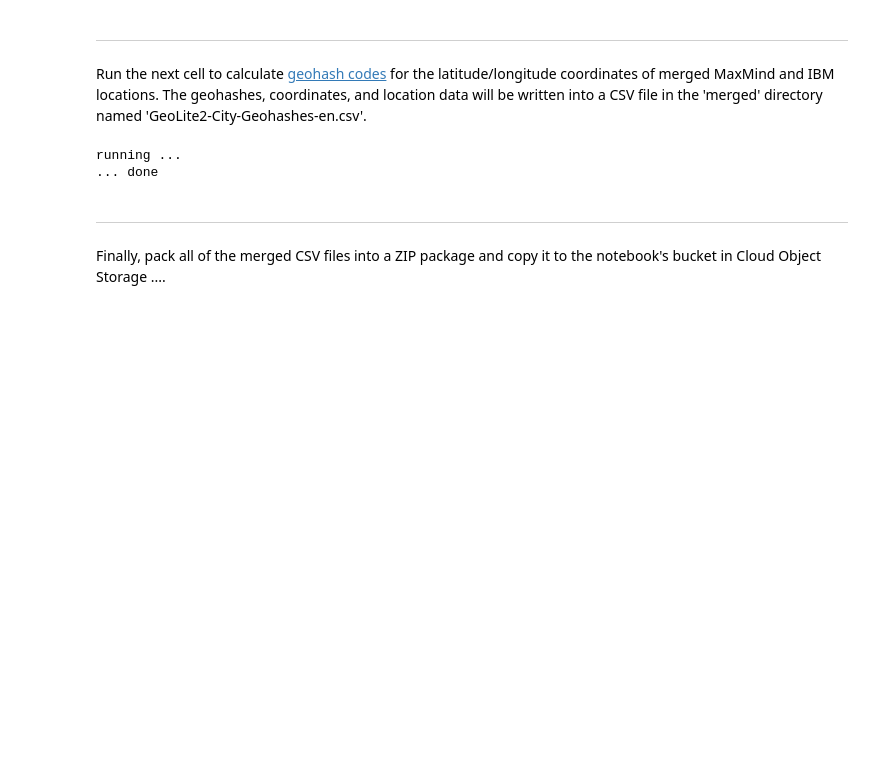
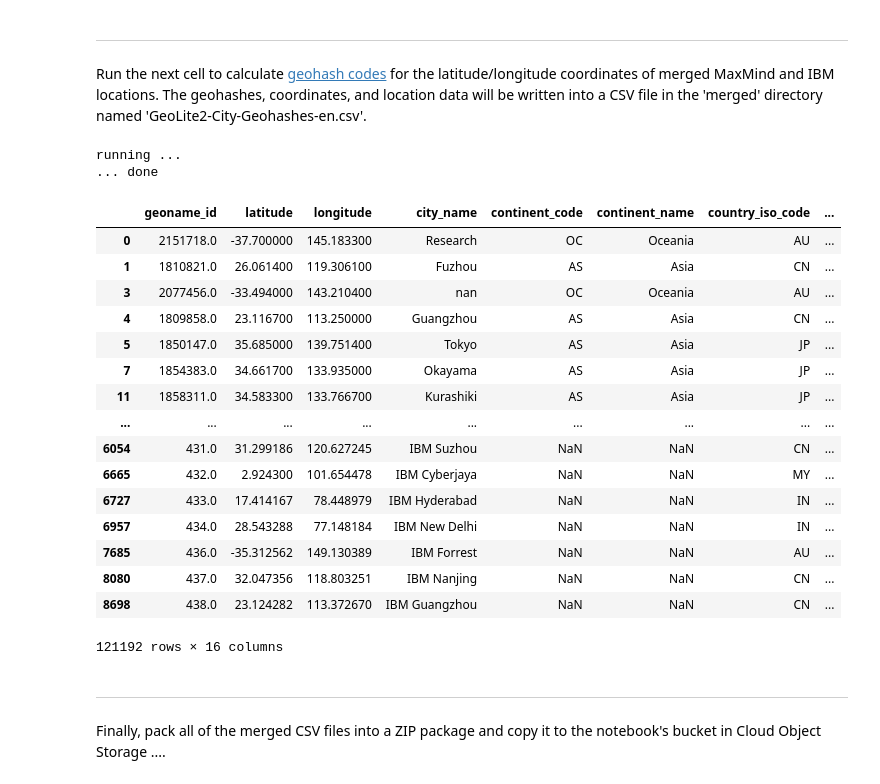
Before and after one commit to ejpring/MyGeohashDSXProject, a Jupyter notebook: merge IBM and MaxMind geographical data.ipynb, the cells around one changed output. Saved outputs shown, nothing was run; the diff lists cells and outputs as text; code cells hidden in the pictures; blank space fills up the shorter version.

```diff
--- a/merge IBM and MaxMind geographical data.ipynb
+++ b/merge IBM and MaxMind geographical data.ipynb
@@ -323,6 +514,26 @@ print('... done')
 # %% [output]
 running ...
 ... done
+# %%
+mergedGeohashes
+# %% [output]
+|  | geoname_id | latitude | longitude | city_name | continent_code | continent_name | country_iso_code | ... |
+| 0 | 2151718.0 | -37.700000 | 145.183300 | Research | OC | Oceania | AU | ... |
+| 1 | 1810821.0 | 26.061400 | 119.306100 | Fuzhou | AS | Asia | CN | ... |
+| 3 | 2077456.0 | -33.494000 | 143.210400 | nan | OC | Oceania | AU | ... |
+| 4 | 1809858.0 | 23.116700 | 113.250000 | Guangzhou | AS | Asia | CN | ... |
+| 5 | 1850147.0 | 35.685000 | 139.751400 | Tokyo | AS | Asia | JP | ... |
+| 7 | 1854383.0 | 34.661700 | 133.935000 | Okayama | AS | Asia | JP | ... |
+| 11 | 1858311.0 | 34.583300 | 133.766700 | Kurashiki | AS | Asia | JP | ... |
+| ... | ... | ... | ... | ... | ... | ... | ... | ... |
+| 6054 | 431.0 | 31.299186 | 120.627245 | IBM Suzhou | NaN | NaN | CN | ... |
+| 6665 | 432.0 | 2.924300 | 101.654478 | IBM Cyberjaya | NaN | NaN | MY | ... |
+| 6727 | 433.0 | 17.414167 | 78.448979 | IBM Hyderabad | NaN | NaN | IN | ... |
+| 6957 | 434.0 | 28.543288 | 77.148184 | IBM New Delhi | NaN | NaN | IN | ... |
+| 7685 | 436.0 | -35.312562 | 149.130389 | IBM Forrest | NaN | NaN | AU | ... |
+| 8080 | 437.0 | 32.047356 | 118.803251 | IBM Nanjing | NaN | NaN | CN | ... |
+| 8698 | 438.0 | 23.124282 | 113.372670 | IBM Guangzhou | NaN | NaN | CN | ... |
+121192 rows × 16 columns
 # %% [markdown]
 -----
 Finally, pack all of the merged CSV files into a ZIP package and copy it to the notebook's bucket in Cloud Object Storage ....
```
Also changed, not shown: parts of 19 cells of this notebook.
